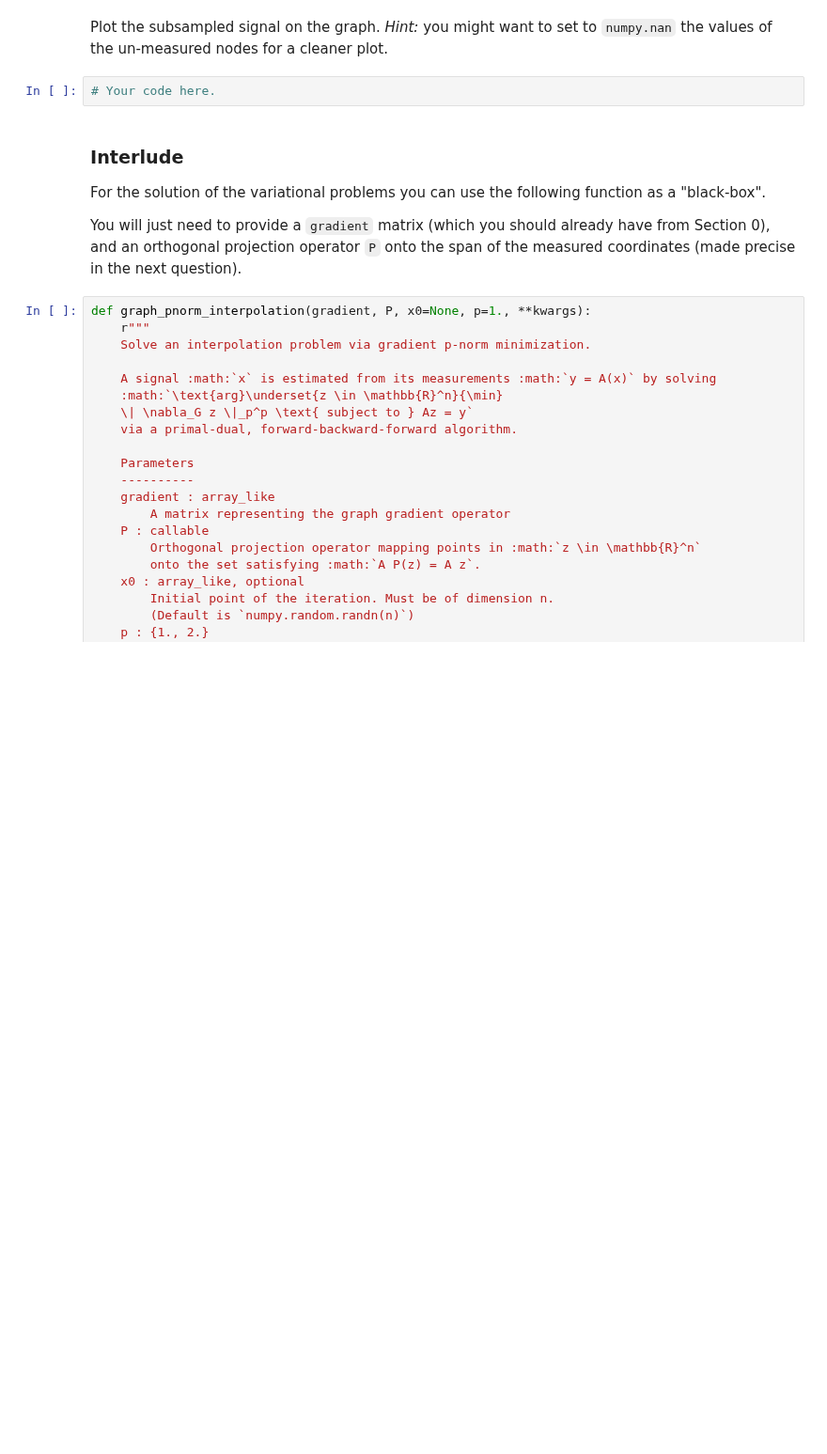
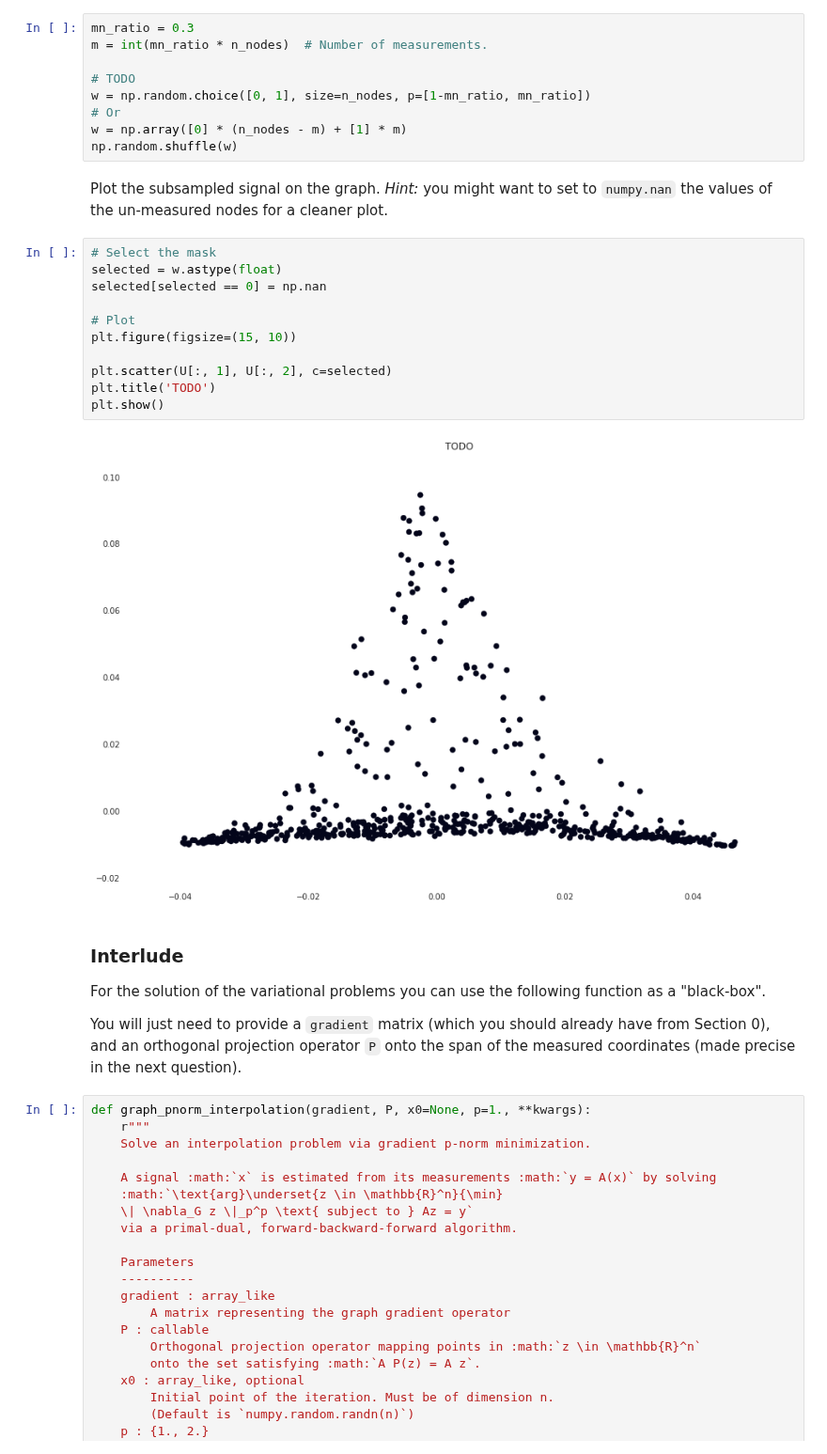
Before and after one commit to TTimTT/NTDS_Project, a Jupyter notebook: milestone_4/Tim_graph_signal_processing.ipynb, the cells around one changed output. Shown at 94% size. Drawn from its saved outputs; the diff is of its cells as text; blank space fills up the shorter version.

```diff
--- a/milestone_4/Tim_graph_signal_processing.ipynb
+++ b/milestone_4/Tim_graph_signal_processing.ipynb
@@ -433,7 +431,27 @@ w = # Your code here.
+# %%
+mn_ratio = 0.3
+m = int(mn_ratio * n_nodes)  # Number of measurements.
+
+# TODO
+w = np.random.choice([0, 1], size=n_nodes, p=[1-mn_ratio, mn_ratio])
+# Or
+w = np.array([0] * (n_nodes - m) + [1] * m)
+np.random.shuffle(w)
 # %% [markdown]
 Plot the subsampled signal on the graph. _Hint:_ you might want to set to `numpy.nan` the values of the un-measured nodes for a cleaner plot.
-# %%
-# Your code here.
+# %%
+# Select the mask
+selected = w.astype(float)
+selected[selected == 0] = np.nan
+
+# Plot
+plt.figure(figsize=(15, 10))
+
+plt.scatter(U[:, 1], U[:, 2], c=selected)
+plt.title('TODO')
+plt.show()
+# %% [output]
+[figure, added]
 # %% [markdown]
 ### Interlude
 
```
Also changed, not shown: parts of 13 cells of this notebook.
